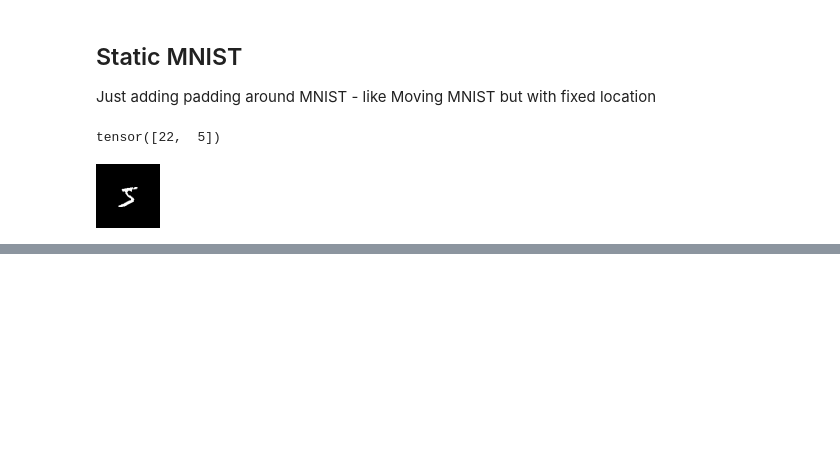
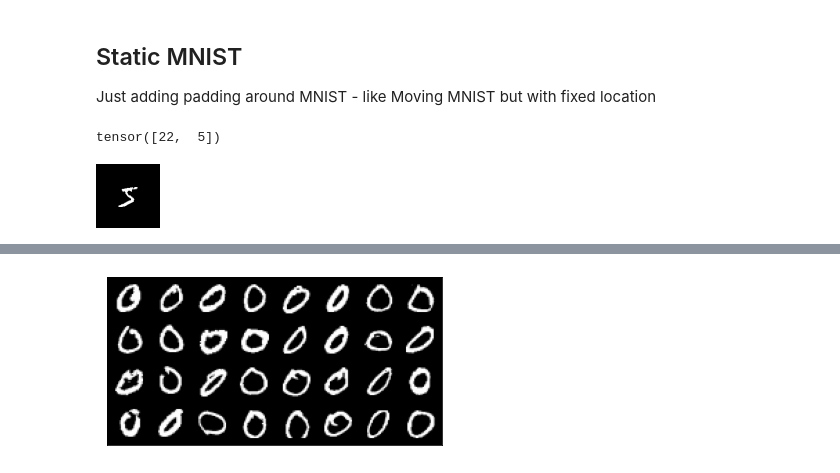
Before and after one commit to oliveradk/cult, a Jupyter notebook: 01a_core.datasets.moving_mnist.ipynb, the cells around one changed output, grey strips where cells are left out. Cells and saved outputs as stored; diff of their text form; code cells hidden in the pictures; blank space fills up the shorter version.

```diff
--- a/01a_core.datasets.moving_mnist.ipynb
+++ b/01a_core.datasets.moving_mnist.ipynb
@@ -273,0 +316,6 @@ fixed_mnist[0][0]
+# %%
+sorted_loader = DataLoader(mnist, 32)
+sorted_batch, _labels = iter(sorted_loader).next()
+show_batch(sorted_batch)
+# %% [output]
+[figure, added]
```
Also changed, not shown: parts of 32 cells of this notebook, 2 other files.
